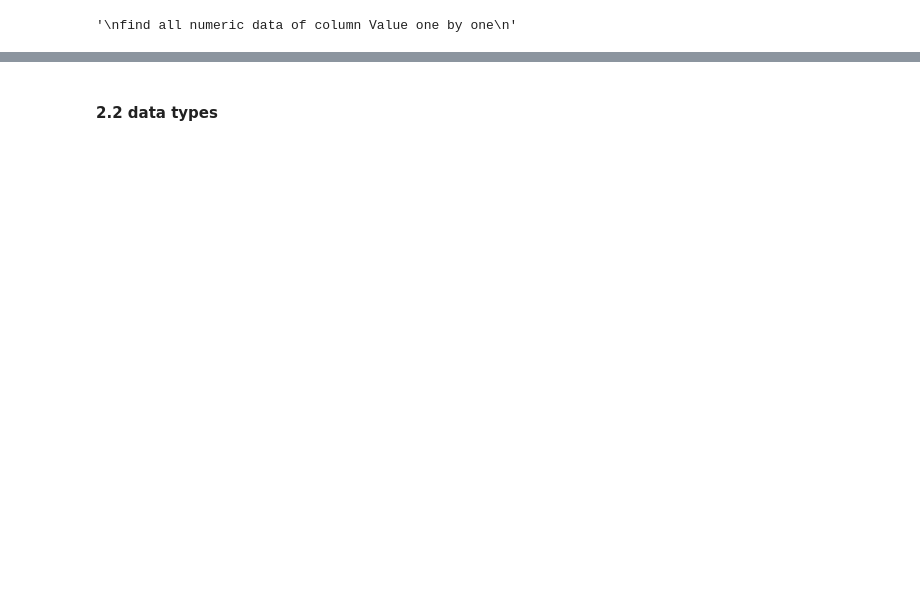
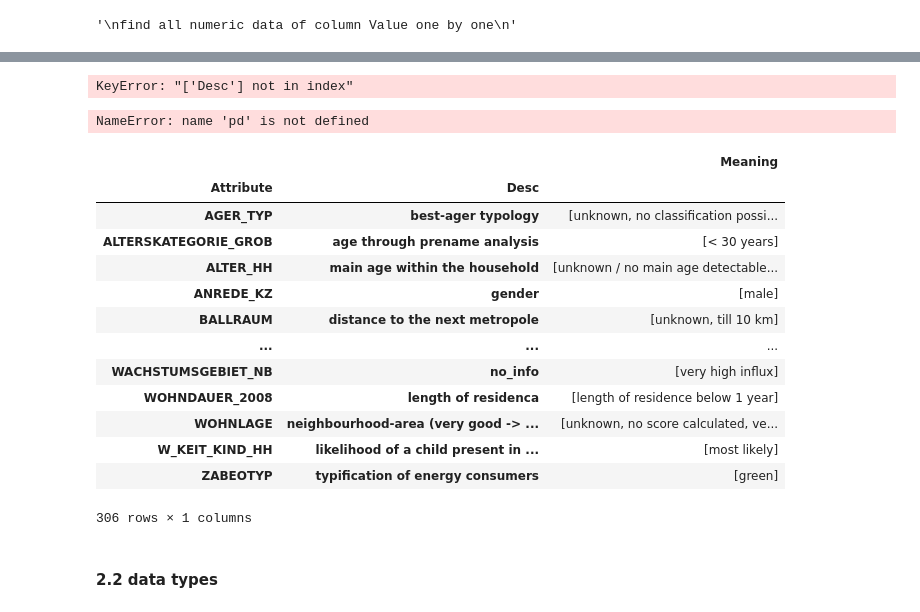
Before and after one commit to jaeyoun-chang/u_city_capstone, a Jupyter notebook: Arvato Project Workbook.ipynb, the cells around one changed output, grey strips where cells are left out. Cells and saved outputs as stored; diff of their text form; code cells hidden in the pictures; blank space fills up the shorter version.

```diff
--- a/Arvato Project Workbook.ipynb
+++ b/Arvato Project Workbook.ipynb
@@ -514 +486,7 @@ find all numeric data of column Value one by one
 > 2. min -1, 0, 1 에 null에 상응하거나 -inf에 상응하는 데이터, 각 데이터의 max 치에 inf가 있는 지 봐야함
+# %%
+'''
+2부터
+'''
+attr_below_2 = df_attr_num[df_attr_num.Value < 2].copy()
+attr_below_2.Meaning.unique()
@@ -514,0 +520,33 @@ find all numeric data of column Value one by one
+# %%
+null_check_below_2 = attr_below_2.copy()
+null_check_below_2 = null_check_below_2[null_check_below_2.Meaning.isin(possible_null)]
+
+null_check_below_2[['Attribute', 'Desc']].head()
+# %% [output]
+KeyError: "['Desc'] not in index"
+# %%
+view_all(null_check_below_2[['Attribute', 'Desc']])
+# %% [output]
+NameError: name 'pd' is not defined
+# %%
+pv_below_2 = pd.pivot_table(
+    attr_below_2,
+    index = ['Attribute', 'Desc'],
+    values = 'Meaning',
+    aggfunc = lambda x: list(x)
+    )
+# %% [output]
+|  |  | Meaning |
+| Attribute | Desc |  |
+| AGER_TYP | best-ager typology | [unknown, no classification possi... |
+| ALTERSKATEGORIE_GROB | age through prename analysis | [< 30 years] |
+| ALTER_HH | main age within the household | [unknown / no main age detectable... |
+| ANREDE_KZ | gender | [male] |
+| BALLRAUM | distance to the next metropole | [unknown, till 10 km] |
+| ... | ... | ... |
+| WACHSTUMSGEBIET_NB | no_info | [very high influx] |
+| WOHNDAUER_2008 | length of residenca | [length of residence below 1 year] |
+| WOHNLAGE | neighbourhood-area (very good -> ... | [unknown, no score calculated, ve... |
+| W_KEIT_KIND_HH | likelihood of a child present in ... | [most likely] |
+| ZABEOTYP | typification of energy consumers | [green] |
+306 rows × 1 columns
```
Also changed, not shown: parts of 9 cells of this notebook.
